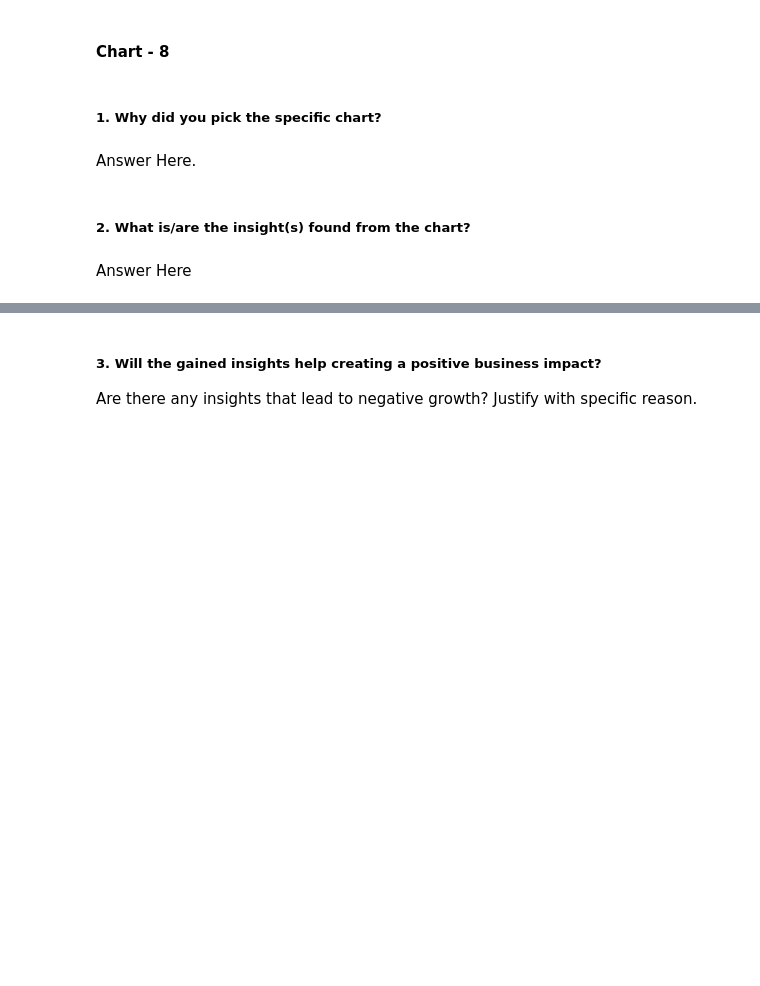
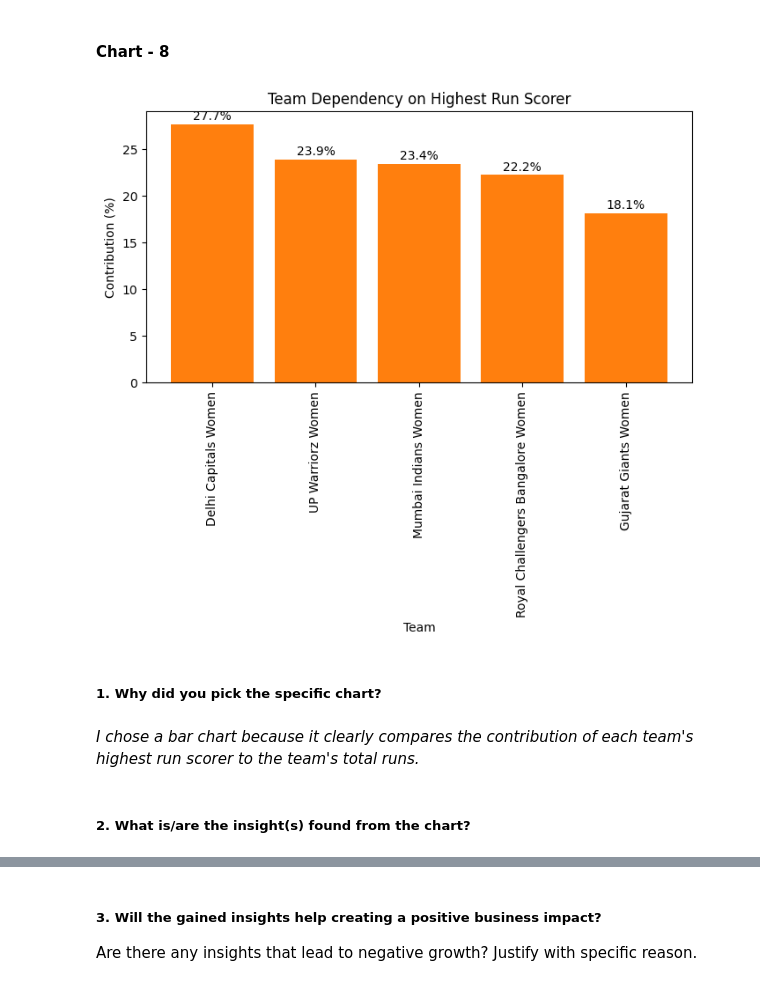
Before and after one commit to GEE2007/WPL-Inaugural-Analytics, a Jupyter notebook: WPL_Inaugural_Analytics.ipynb, the cells around one changed output, grey strips where cells are left out. Cells and saved outputs as stored; diff of their text form; code cells hidden in the pictures; blank space fills up the shorter version.

Commit message:
completed WPL analysis visualizations up to chart 13

```diff
--- a/WPL_Inaugural_Analytics.ipynb
+++ b/WPL_Inaugural_Analytics.ipynb
@@ -854,8 +852,35 @@ Are there any insights that lead to negative growth? Justify with specific reaso
+# %%
+# Chart - 8 visualization code
+team_runs = batting.groupby('teamInnings')['runs'].sum()
+top_batter = batting.groupby(['teamInnings','battername'])['runs'].sum().reset_index()
+top_batter = top_batter.loc[
+    top_batter.groupby('teamInnings')['runs'].idxmax()
+]
+top_batter['Dependency (%)'] = (
+    top_batter['runs'] /
+    top_batter['teamInnings'].map(team_runs)
+) * 100
+top_batter = top_batter.sort_values('Dependency (%)', ascending=False)
+plt.figure(figsize=(8,4))
+plt.bar(top_batter['teamInnings'], top_batter['Dependency (%)'])
+bars = plt.bar(top_batter['teamInnings'], top_batter['Dependency (%)'])
+for bar in bars:
+    plt.text(
+        bar.get_x() + bar.get_width()/2,
+        bar.get_height() + 0.5,
+        f"{bar.get_height():.1f}%",
+        ha='center'
+    )
+plt.title("Team Dependency on Highest Run Scorer")
+plt.xlabel("Team")
+plt.ylabel("Contribution (%)")
+plt.xticks(rotation=90)
+plt.show()
+# %% [output]
+[figure, added]
 # %% [markdown]
 ##### 1. Why did you pick the specific chart?
-# %% [markdown]
-Answer Here.
+# %% [markdown]
+*I chose a bar chart because it clearly compares the contribution of each team's highest run scorer to the team's total runs.*
 # %% [markdown]
 ##### 2. What is/are the insight(s) found from the chart?
-# %% [markdown]
-Answer Here
```
Also changed, not shown: parts of 44 cells of this notebook.
